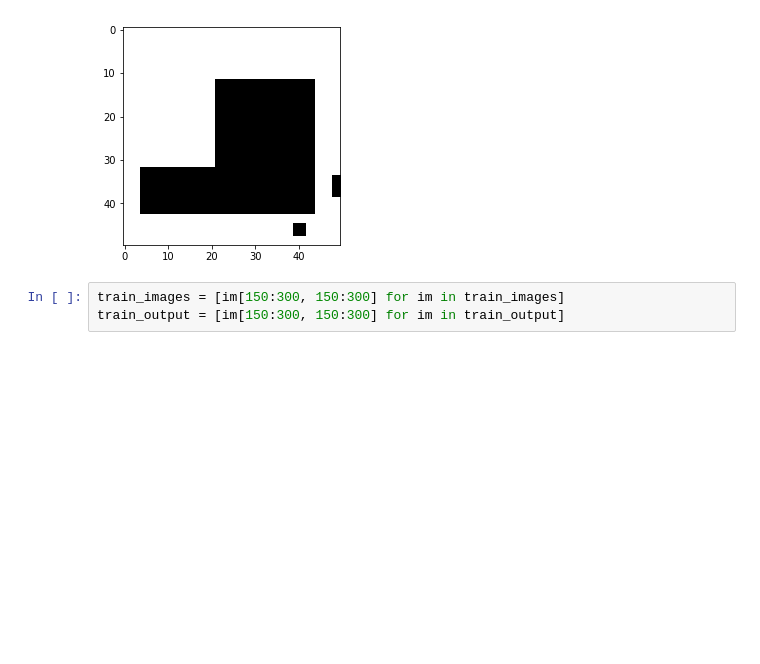
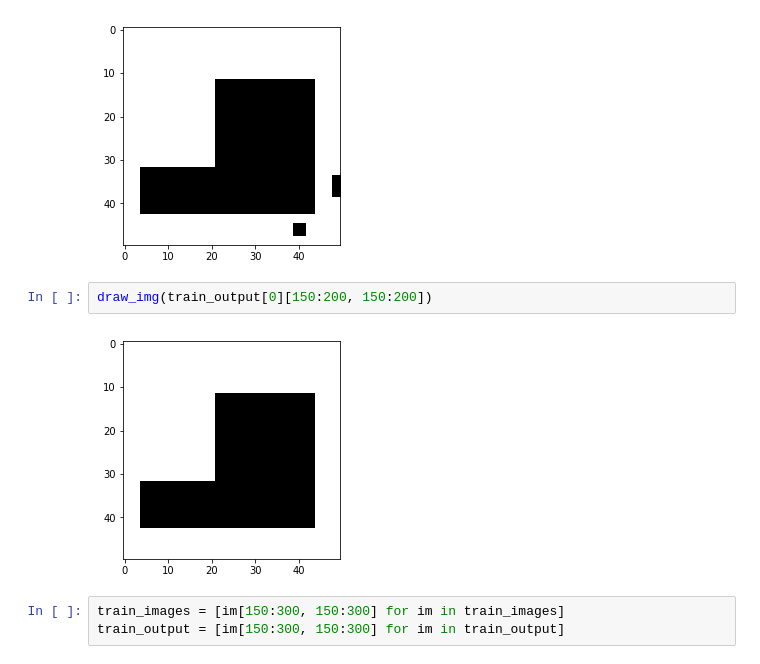
Before and after one commit to lgmoneda/mac5832, a Jupyter notebook: ep2/5917641- Luis Gustavo Moneda dos Santos - ep2.ipynb, the cells around one changed output. Drawn from its saved outputs; the diff is of its cells as text; blank space fills up the shorter version.

```diff
--- a/ep2/5917641- Luis Gustavo Moneda dos Santos - ep2.ipynb
+++ b/ep2/5917641- Luis Gustavo Moneda dos Santos - ep2.ipynb
@@ -330,6 +385,10 @@ train_images[0].shape
 draw_img(train_images[0][150:200, 150:200])
 # %% [output]
 [figure]
+# %%
+draw_img(train_output[0][150:200, 150:200])
+# %% [output]
+[figure, added]
 # %%
 train_images = [im[150:300, 150:300] for im in train_images]
 train_output = [im[150:300, 150:300] for im in train_output]
```
Also changed, not shown: parts of 43 cells of this notebook, 2 other files.
